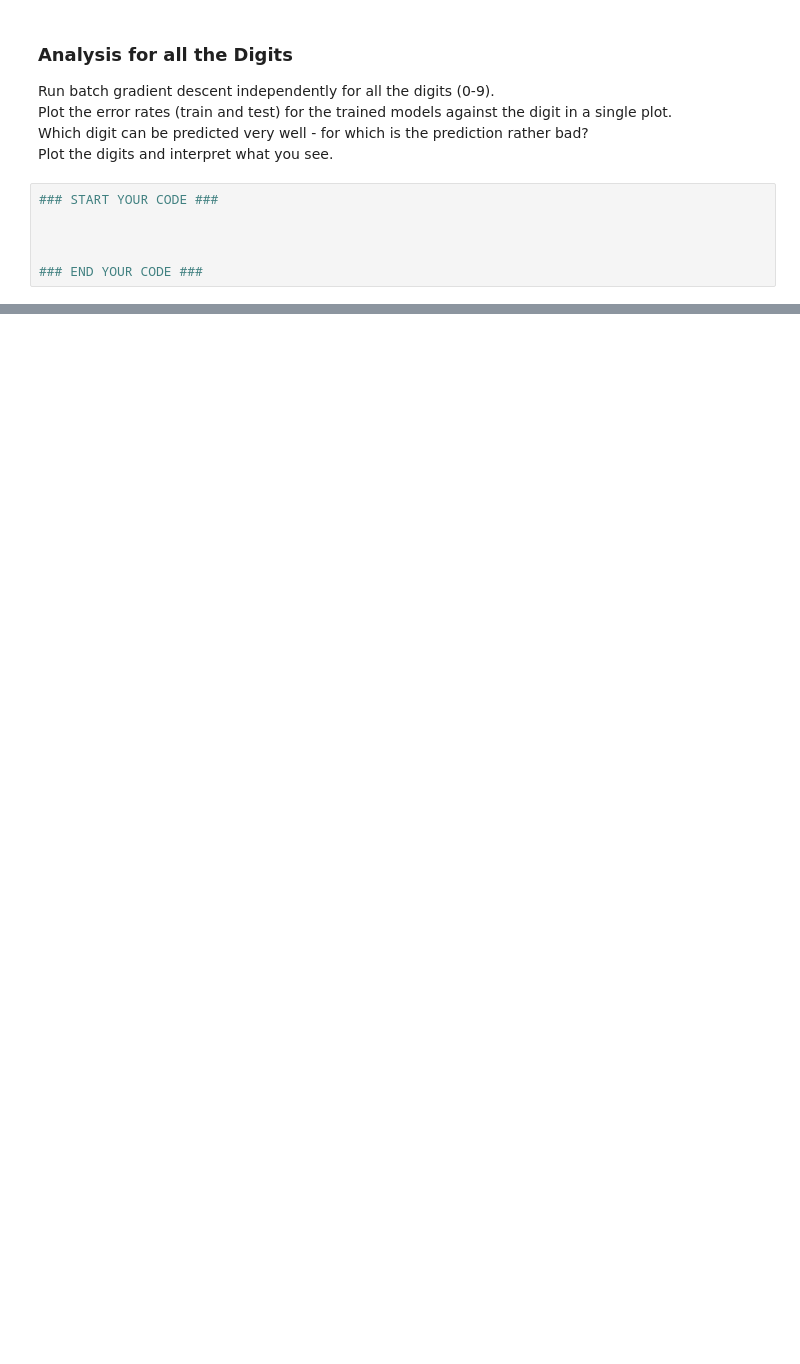
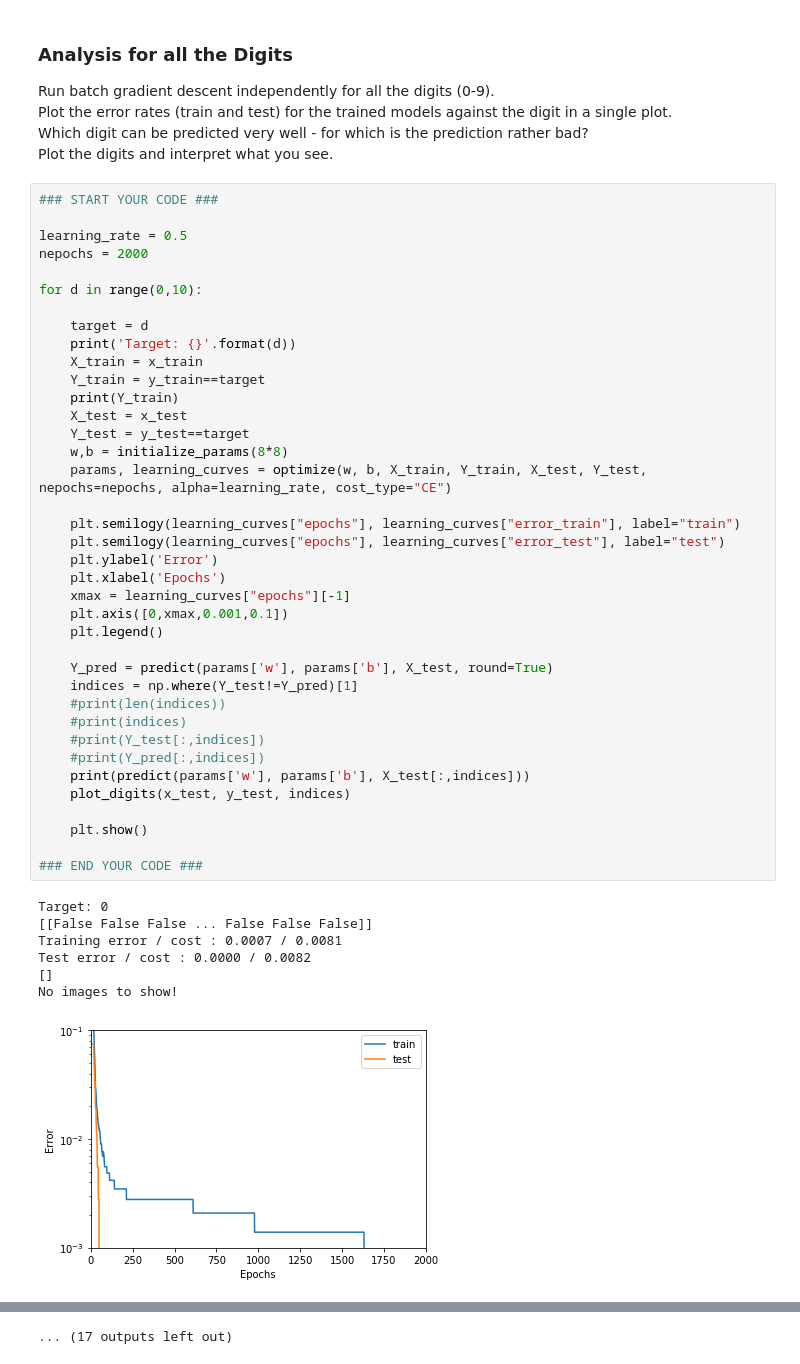
Before and after one commit to suizo12/TSM_DeLearn, a Jupyter notebook: work02/MNIST_Light_Binary_PW-stud.ipynb, the cells around one changed output, grey strips where cells are left out. Saved outputs shown, nothing was run; the diff lists cells and outputs as text; blank space fills up the shorter version.

```diff
--- a/work02/MNIST_Light_Binary_PW-stud.ipynb
+++ b/work02/MNIST_Light_Binary_PW-stud.ipynb
@@ -508,9 +474,49 @@ Run batch gradient descent independently for all the digits (0-9).<br>
 Plot the error rates (train and test) for the trained models against the digit in a single plot. <br>
 Which digit can be predicted very well - for which is the prediction rather bad? <br>
 Plot the digits and interpret what you see.
-# %%
-### START YOUR CODE ###
-
-
-
-### END YOUR CODE ###
+# %%
+### START YOUR CODE ###
+
+learning_rate = 0.5
+nepochs = 2000
+
+for d in range(0,10):
+
+    target = d
+    print('Target: {}'.format(d))
+    X_train = x_train
+    Y_train = y_train==target
+    print(Y_train)
+    X_test = x_test
+    Y_test = y_test==target
+    w,b = initialize_params(8*8)
+    params, learning_curves = optimize(w, b, X_train, Y_train, X_test, Y_test, nepochs=nepochs, alpha=learning_rate, cost_type="CE")
+
+    plt.semilogy(learning_curves["epochs"], learning_curves["error_train"], label="train")
+    plt.semilogy(learning_curves["epochs"], learning_curves["error_test"], label="test")
+    plt.ylabel('Error')
+    plt.xlabel('Epochs')
+    xmax = learning_curves["epochs"][-1]
+    plt.axis([0,xmax,0.001,0.1])
+    plt.legend()
+
+    Y_pred = predict(params['w'], params['b'], X_test, round=True)
+    indices = np.where(Y_test!=Y_pred)[1]
+    #print(len(indices))
+    #print(indices)
+    #print(Y_test[:,indices])
+    #print(Y_pred[:,indices])
+    print(predict(params['w'], params['b'], X_test[:,indices]))
+    plot_digits(x_test, y_test, indices)
+
+    plt.show()
+
+### END YOUR CODE ###
+# %% [output]
+Target: 0
+[[False False False ... False False False]]
+Training error / cost : 0.0007 / 0.0081
+Test error / cost : 0.0000 / 0.0082
+[]
+No images to show!
+[figure, added]
@@ -516,0 +550 @@ Plot the digits and interpret what you see.
+... (17 outputs left out)
```
Also changed, not shown: parts of 16 cells of this notebook.
